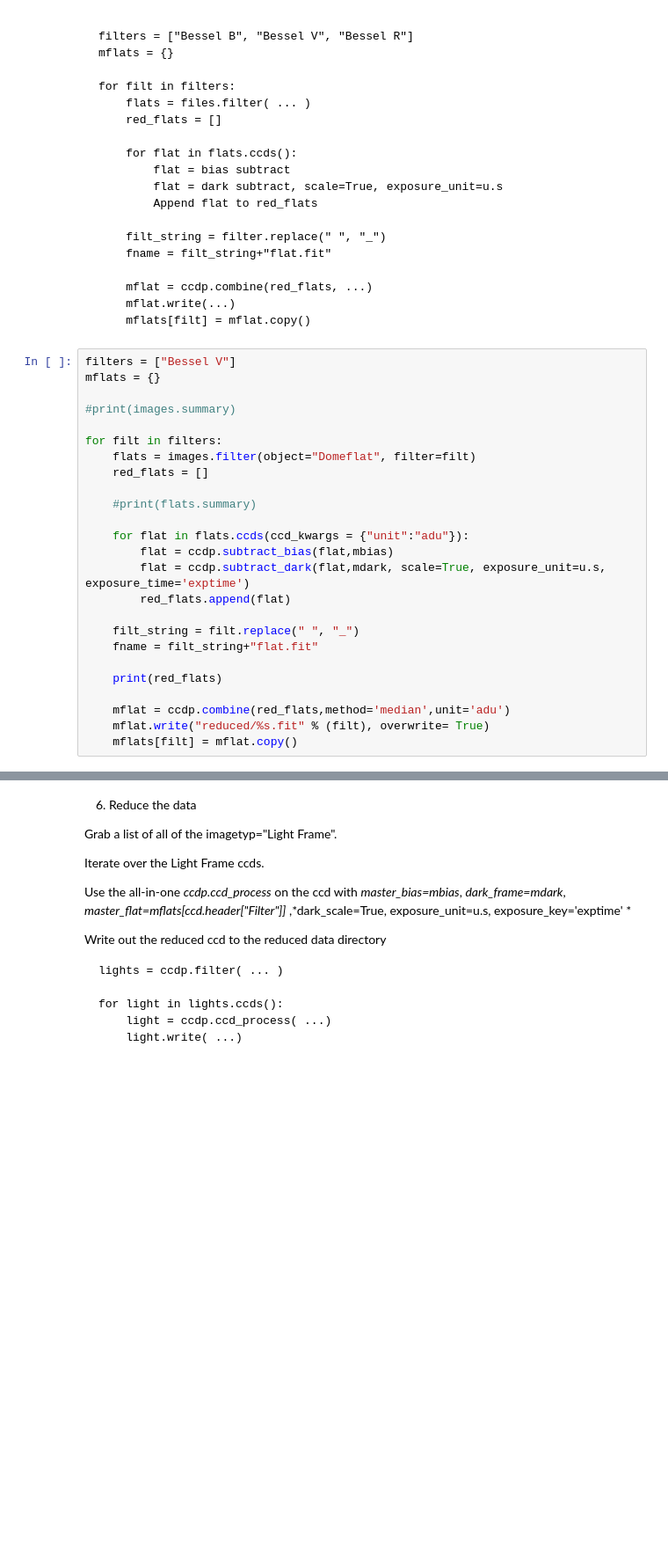
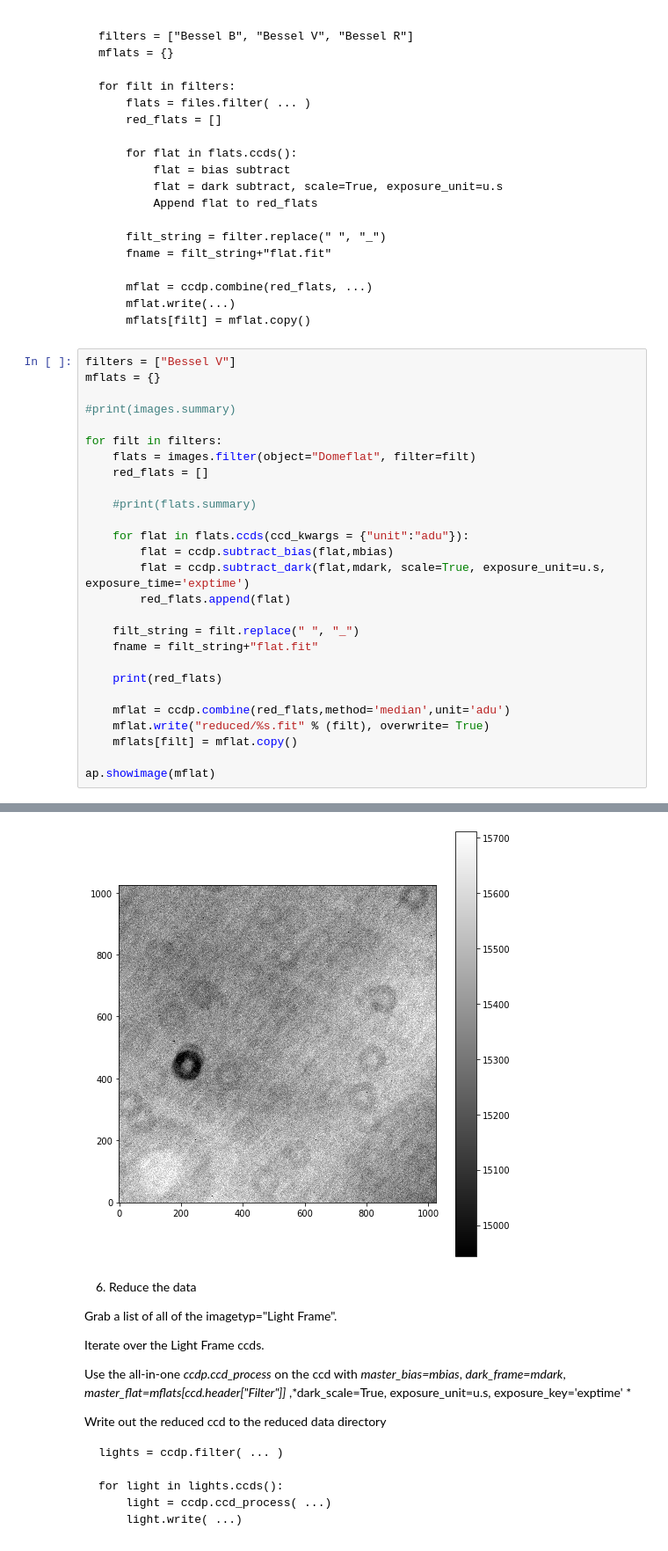
Before and after one commit to DakotaPeltzer/Astr4261, a Jupyter notebook: Basic Reduction.ipynb, the cells around one changed output, grey strips where cells are left out. Shown: that part at 88% size. Cells and saved outputs as stored; diff of their text form; blank space fills up the shorter version.

```diff
--- a/Basic Reduction.ipynb
+++ b/Basic Reduction.ipynb
@@ -251,6 +263,8 @@ for filt in filters:
     mflat = ccdp.combine(red_flats,method='median',unit='adu')
     mflat.write("reduced/%s.fit" % (filt), overwrite= True)
     mflats[filt] = mflat.copy()
+
+ap.showimage(mflat)
 # %% [output]
 [CCDData([[15233., 15144., 15364., ..., 15307., 15078., 15148.],
          [15334., 15369., 15189., ..., 15075., 15119., 15205.],
@@ -272,3 +286,4 @@ for filt in filters:
+[figure, added]
 # %% [markdown]
 6. Reduce the data
 
```
Also changed, not shown: parts of 3 cells of this notebook.
